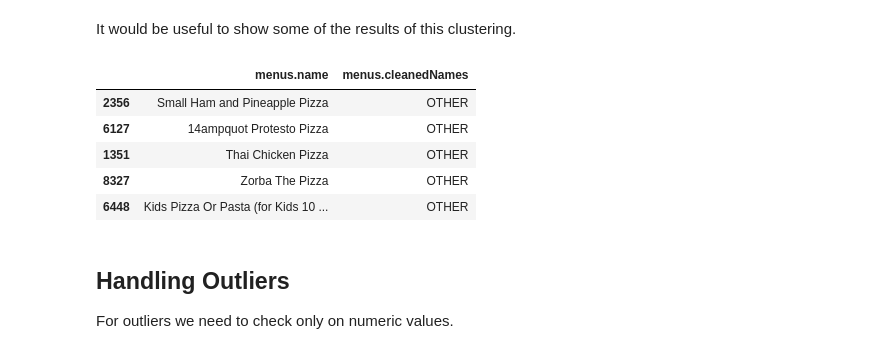
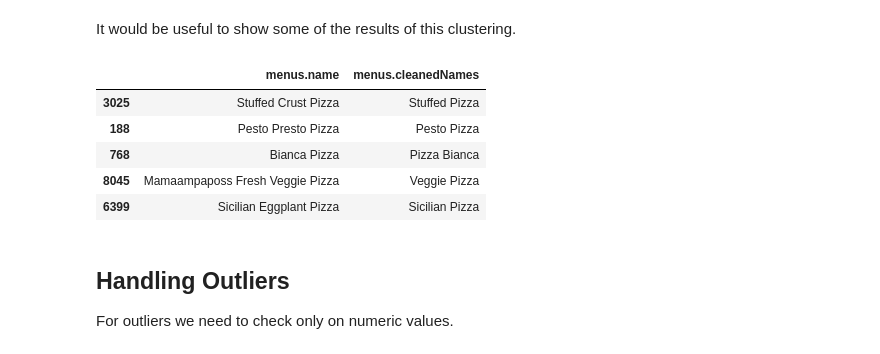
Before and after one commit to emanuelegaliano/Fundamentals-of-Data-Analysis, a Jupyter notebook: progetto.ipynb, the cells around one changed output. Saved outputs shown, nothing was run; the diff lists cells and outputs as text; code cells hidden in the pictures.

```diff
--- a/progetto.ipynb
+++ b/progetto.ipynb
@@ -606,27 +606,37 @@ It would be useful to show some of the results of this clustering.
 # %%
 df.columns = df.columns.str.strip()
 
 col_old = "menus.name"
 col_new = "menus.cleanedNames"
 
 mapping = (
     df[[col_old, col_new]]
     .dropna()
     .drop_duplicates()
 )
 
-changed = mapping[mapping[col_old] != mapping[col_new]]
+filtered = mapping[
+    (mapping[col_old] != mapping[col_new]) &
+    (mapping[col_new] != "OTHER") &
+    (mapping[col_new] != "Pizza")
+]
 
-examples = changed.sample(n=5, random_state=42)
+# Un elemento per ciascuna categoria diversa
+examples = (
+    filtered
+    .groupby(col_new, group_keys=False)
+    .sample(n=1, random_state=42)
+    .sample(n=5, random_state=42)
+)
 
 examples
 # %% [output]
 |  | menus.name | menus.cleanedNames |
-| 2356 | Small Ham and Pineapple Pizza | OTHER |
-| 6127 | 14ampquot Protesto Pizza | OTHER |
-| 1351 | Thai Chicken Pizza | OTHER |
-| 8327 | Zorba The Pizza | OTHER |
-| 6448 | Kids Pizza Or Pasta (for Kids 10 ... | OTHER |
+| 3025 | Stuffed Crust Pizza | Stuffed Pizza |
+| 188 | Pesto Presto Pizza | Pesto Pizza |
+| 768 | Bianca Pizza | Pizza Bianca |
+| 8045 | Mamaampaposs Fresh Veggie Pizza | Veggie Pizza |
+| 6399 | Sicilian Eggplant Pizza | Sicilian Pizza |
 # %% [markdown]
 ## Handling Outliers
 For outliers we need to check only on numeric values.
```
Also changed, not shown: parts of 33 cells of this notebook.
